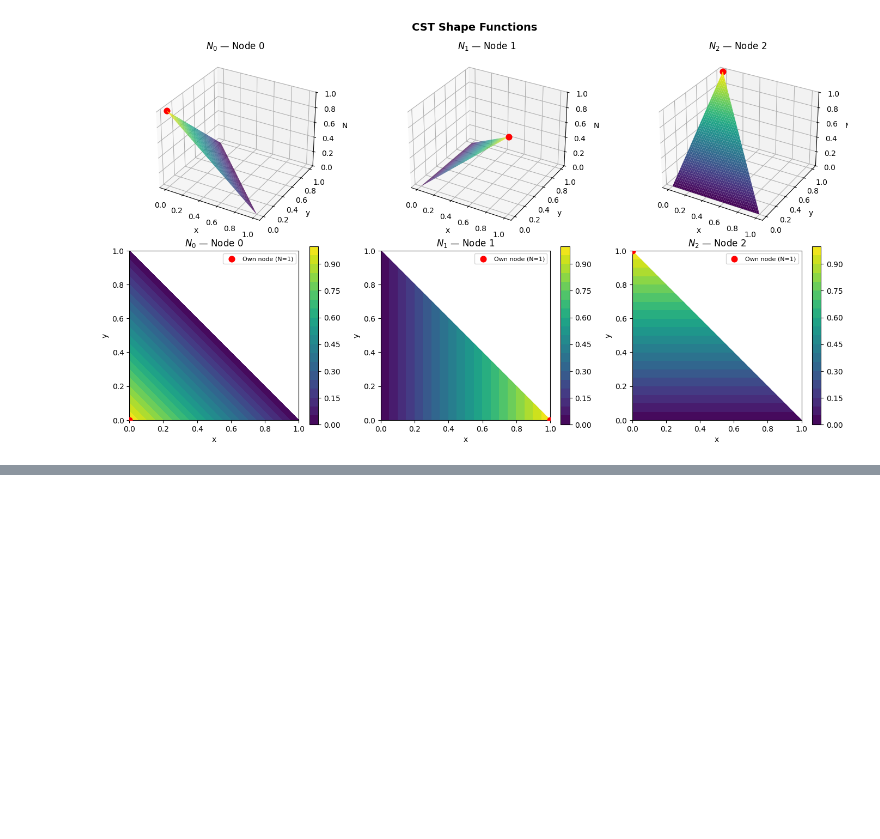
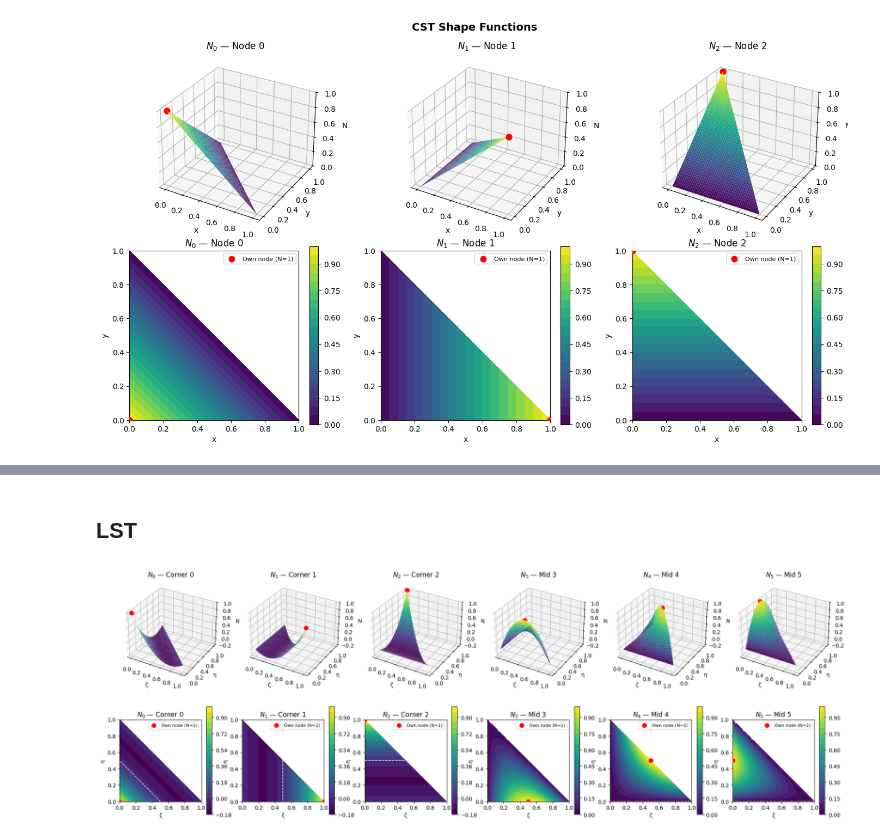
Before and after one commit to ppalacios92/FEM, a Jupyter notebook: examples/shape_functions/basic_elements_N.ipynb, the cells around one changed output, grey strips where cells are left out. Drawn from its saved outputs; the diff is of its cells as text; code cells hidden in the pictures; blank space fills up the shorter version.

```diff
--- a/examples/shape_functions/basic_elements_N.ipynb
+++ b/examples/shape_functions/basic_elements_N.ipynb
@@ -143,0 +209,67 @@ plt.show()
+# %% [markdown]
+## LST
+# %%
+
+# Node coordinates (counter-clockwise)
+
+z0, e0 = 0.0, 0.0
+z1, e1 = 1.0, 0.0
+z2, e2 = 0.0, 1.0
+z3, e3 = 0.5, 0.0
+z4, e4 = 0.5, 0.5
+z5, e5 = 0.0, 0.5
+
+# Grid in natural coordinates (ζ, η)
+n = 500
+zeta = np.linspace(0, 1, n)
+eta  = np.linspace(0, 1, n)
+Z, E = np.meshgrid(zeta, eta)
+
+# Mask: only points inside the reference triangle
+mask = (Z + E <= 1)
+
+# Cartesian coordinates of the grid
+X = np.where(mask, Z, np.nan)
+Y = np.where(mask, E, np.nan)
+
+# LST shape functions in (ζ, η):  ξ0=1-ζ-η,  ξ1=ζ,  ξ2=η
+N0 = np.where(mask, (1-Z-E) * (1 - 2*Z - 2*E), np.nan)    # corner 0
+N1 = np.where(mask, Z * (2*Z - 1),              np.nan)    # corner 1
+N2 = np.where(mask, E * (2*E - 1),              np.nan)    # corner 2
+N3 = np.where(mask, 4 * (1-Z-E) * Z,            np.nan)    # mid 0-1
+N4 = np.where(mask, 4 * Z * E,                  np.nan)    # mid 1-2
+N5 = np.where(mask, 4 * E * (1-Z-E),            np.nan)    # mid 2-0
+
+shapes = [N0, N1, N2, N3, N4, N5]
+labels = ['$N_0$ — Corner 0', '$N_1$ — Corner 1', '$N_2$ — Corner 2',
+          '$N_3$ — Mid 3',    '$N_4$ — Mid 4',    '$N_5$ — Mid 5']
+nodes  = [(z0,e0), (z1,e1), (z2,e2), (z3,e3), (z4,e4), (z5,e5)]
+
+fig = plt.figure(figsize=(24, 8))
+for i in range(6):
+    # 3D view
+    ax3d = fig.add_subplot(2, 6, i + 1, projection='3d')
+    ax3d.plot_surface(X, Y, shapes[i], cmap='viridis')
+    ax3d.scatter(*nodes[i], 1.0, color='red', s=60, zorder=5)
+    ax3d.set_title(labels[i])
+    ax3d.set_xlabel('ζ')
+    ax3d.set_ylabel('η')
+    ax3d.set_zlabel('N')
+    ax3d.set_zlim(-0.2, 1)
+    # Plan view
+    ax2d = fig.add_subplot(2, 6, i + 7)
+    vmin = -0.15 if i < 3 else 0.0
+    cp = ax2d.contourf(X, Y, shapes[i], levels=20, cmap='viridis', vmin=vmin, vmax=1)
+    plt.colorbar(cp, ax=ax2d)
+    ax2d.contour(X, Y, shapes[i], levels=[0], colors='white',
+                 linewidths=1.2, linestyles='--')
+    ax2d.scatter(*nodes[i], color='red', s=60, zorder=5, label='Own node (N=1)')
+    ax2d.set_title(labels[i])
+    ax2d.set_xlabel('ζ')
+    ax2d.set_ylabel('η')
+    ax2d.set_aspect('equal')
+    ax2d.legend(fontsize=8)
+    ax2d.set_xlim(0, 1)
+    ax2d.set_ylim(0, 1)
+# %% [output]
+[figure, added]
```
Also changed, not shown: parts of 4 cells of this notebook, 16 other files.
